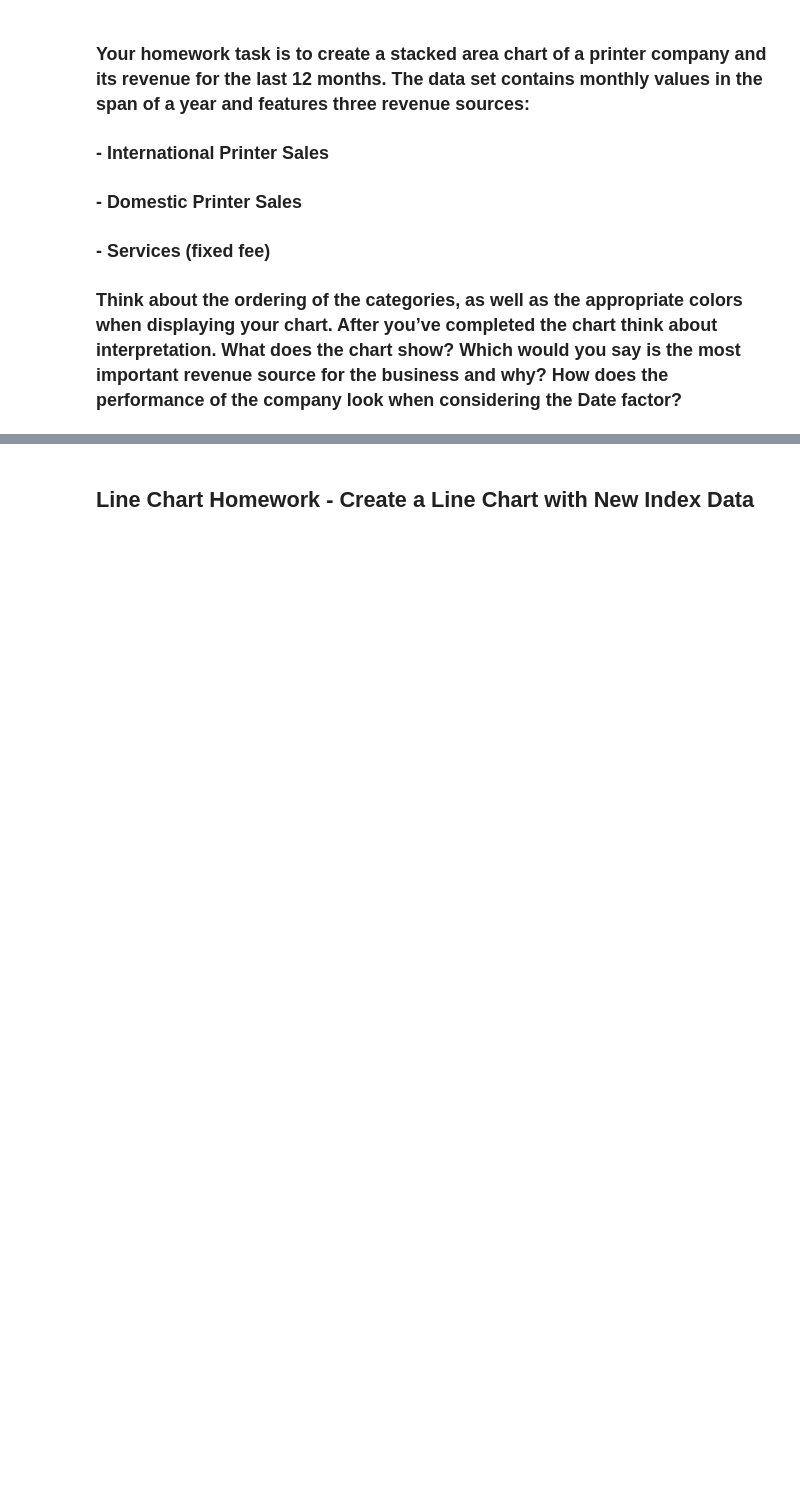
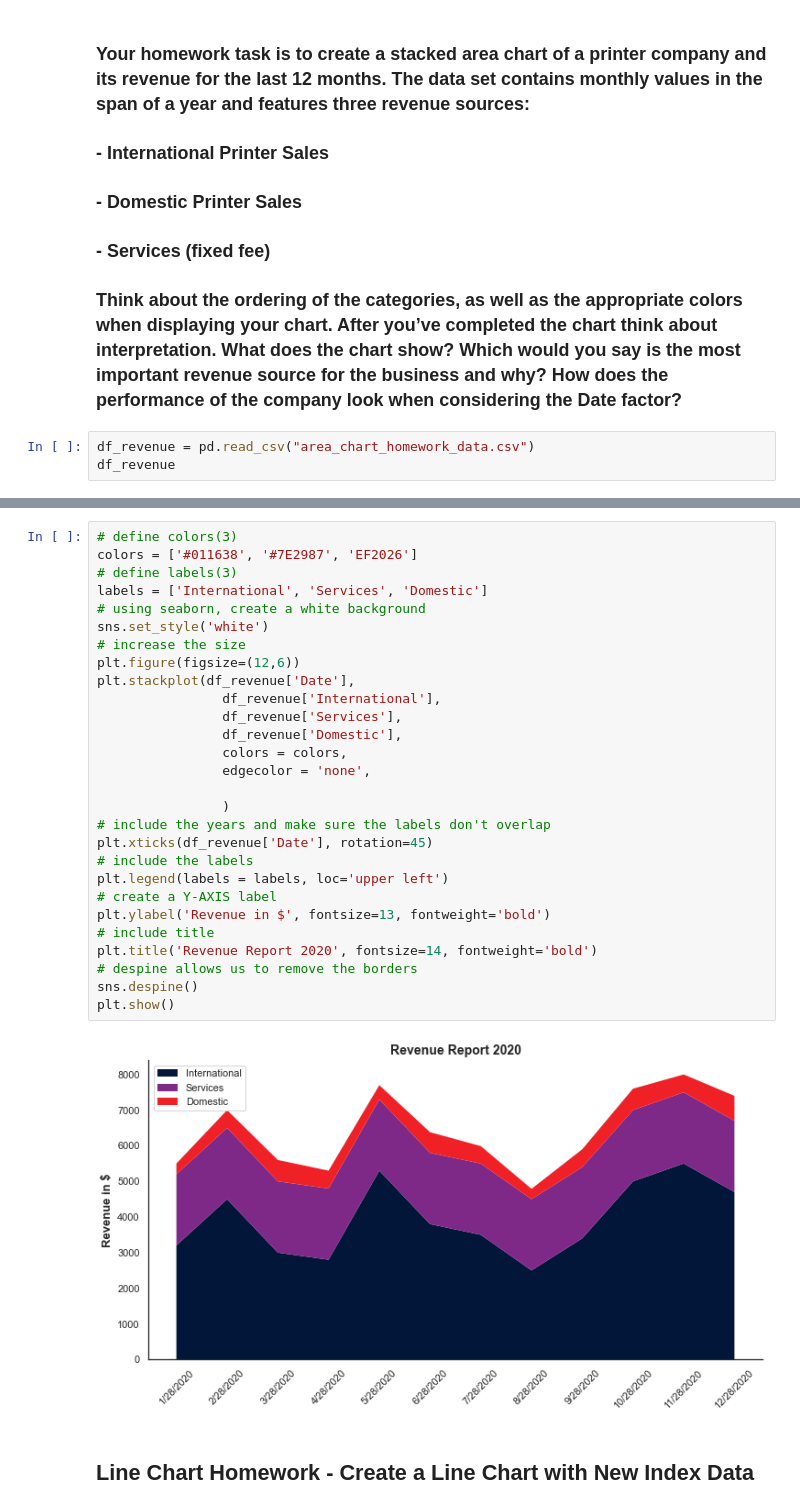
Before and after one commit to roblivesinottawa/data_analytics_python, a Jupyter notebook: S34 - Data Visualization/L1/Data Viz Homework Notebook.ipynb, the cells around one changed output, grey strips where cells are left out. Cells and saved outputs as stored; diff of their text form; blank space fills up the shorter version.

```diff
--- a/S34 - Data Visualization/L1/Data Viz Homework Notebook.ipynb
+++ b/S34 - Data Visualization/L1/Data Viz Homework Notebook.ipynb
@@ -105,3 +146,6 @@ plt.show()
 ### -	Domestic Printer Sales
 ### -	Services (fixed fee)
 ### Think about the ordering of the categories, as well as the appropriate colors when displaying your chart. After you’ve completed the chart think about interpretation. What does the chart show? Which would you say is the most important revenue source for the business and why? How does the performance of the company look when considering the Date factor?
+# %%
+df_revenue = pd.read_csv("area_chart_homework_data.csv")
+df_revenue
@@ -108,3 +166,33 @@ plt.show()
+# %%
+# define colors(3)
+colors = ['#011638', '#7E2987', 'EF2026']
+# define labels(3)
+labels = ['International', 'Services', 'Domestic']
+# using seaborn, create a white background
+sns.set_style('white')
+# increase the size
+plt.figure(figsize=(12,6))
+plt.stackplot(df_revenue['Date'],
+                df_revenue['International'],
+                df_revenue['Services'],
+                df_revenue['Domestic'],
+                colors = colors,
+                edgecolor = 'none',
+
+                )
+# include the years and make sure the labels don't overlap
+plt.xticks(df_revenue['Date'], rotation=45)
+# include the labels
+plt.legend(labels = labels, loc='upper left')
+# create a Y-AXIS label
+plt.ylabel('Revenue in $', fontsize=13, fontweight='bold')
+# include title
+plt.title('Revenue Report 2020', fontsize=14, fontweight='bold')
+# despine allows us to remove the borders
+sns.despine()
+plt.show()
+# %% [output]
+[figure, added]
 # %% [markdown]
 ## Line Chart Homework - Create a Line Chart with New Index Data
 # %% [markdown]
```
Also changed, not shown: parts of 3 cells of this notebook, 1 other file.
